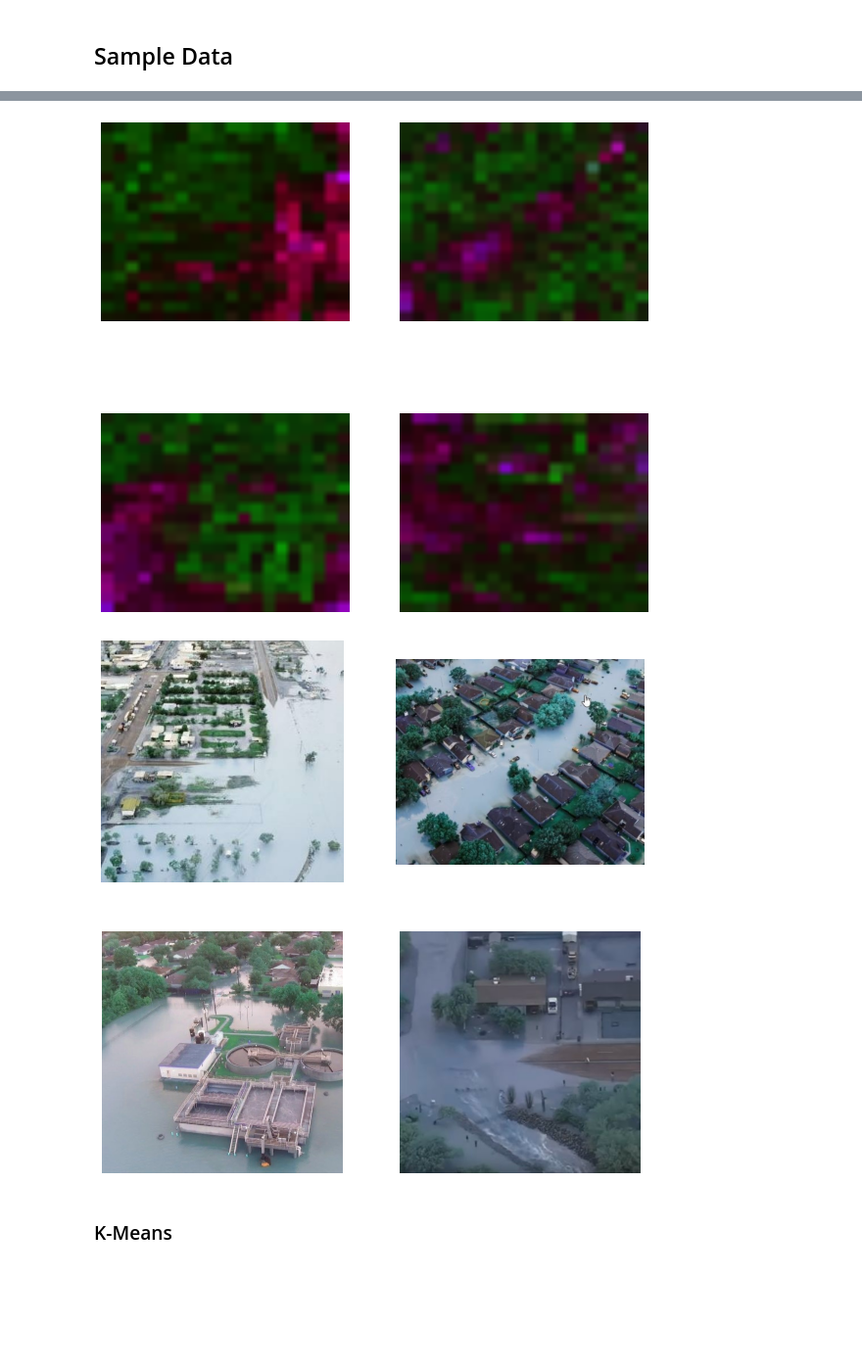
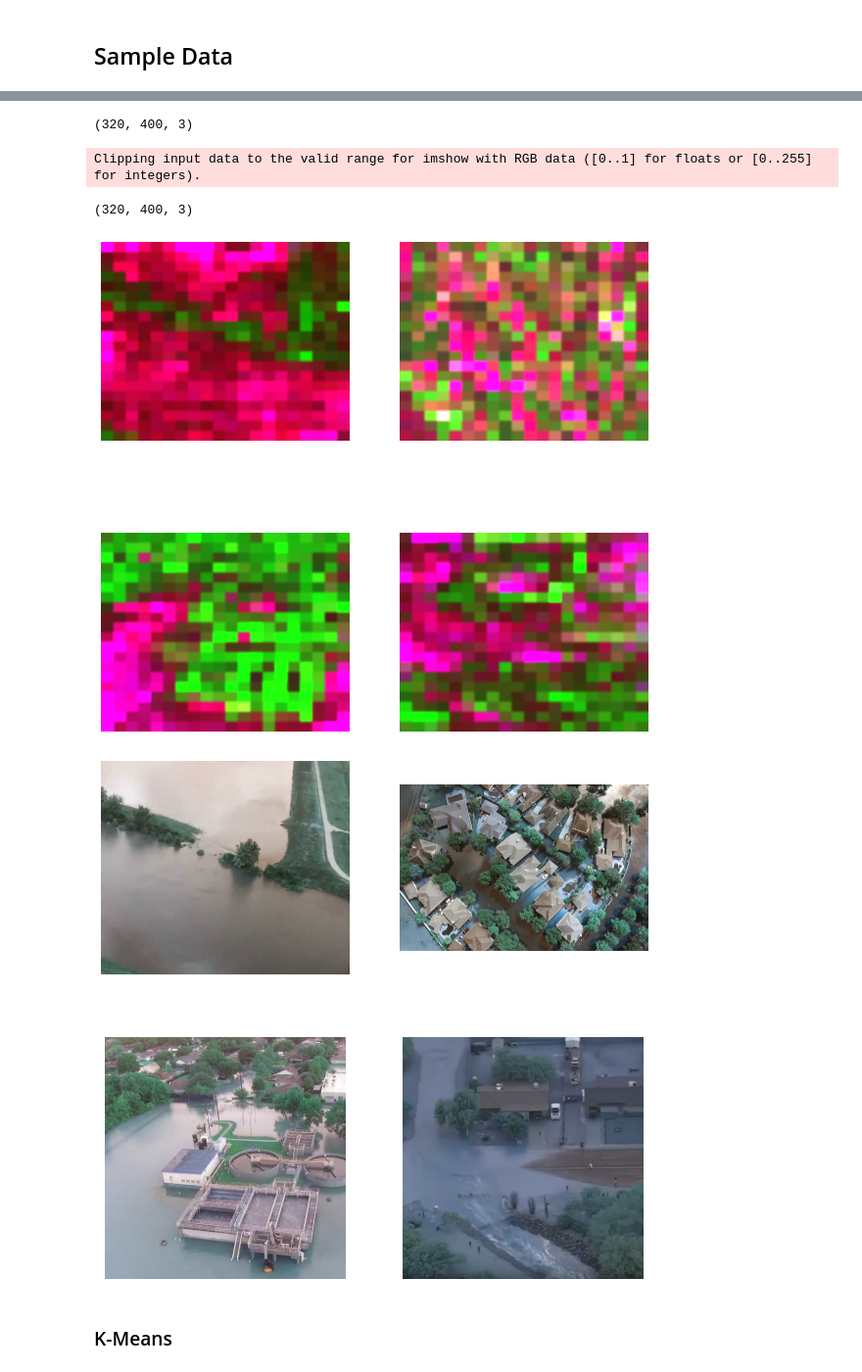
Before and after one commit to AhmadJamal01/Floodead-Inside, a Jupyter notebook: Clustering/GLCM_Cluster.ipynb, the cells around one changed output, grey strips where cells are left out. Shown at 98% size. Saved outputs shown, nothing was run; the diff lists cells and outputs as text; code cells hidden in the pictures; blank space fills up the shorter version.

```diff
--- a/Clustering/GLCM_Cluster.ipynb
+++ b/Clustering/GLCM_Cluster.ipynb
@@ -50,10 +50,10 @@ path = '../dataset/'
 # %%
 df = pd.DataFrame(columns=['image_path', 'label'])
 
-for image_path in sorted(glob.glob('../dataset/flooded/*.jpg')):
+for image_path in sorted(glob.glob('../../dataset/flooded/*[0-9].jpg')):
     data = {'image_path': image_path, 'label': 'flooded'}
     df.loc[len(df)] = data
 
-for image_path in sorted(glob.glob('../dataset/non-flooded/*.jpg')):
+for image_path in sorted(glob.glob('../../dataset/non-flooded/*[0-9].jpg')):
     data = {'image_path': image_path, 'label': 'non-flooded'}
     df.loc[len(df)] = data
@@ -68,0 +60,5 @@ df.head()
+# %%
+# drop the ROW with index 1
+df = df.drop([1])
+
+df.head()
@@ -94,9 +97,10 @@ def glcm_properties(image, distances, angles, properties, n = 8):
     # shape = (number of patches, number of properties, number of distances * number of angles)
     property_values = np.array([[greycoprops(g, prop).ravel() for prop in properties] for g in glcm])
 
-    # scale the property values in each property to be from 0 to 255
+    # scale the property values in each property to be from 0 to 1 float
     for i in range(len(properties)):
-        property_values[:, i, :] = ((property_values[:, i, :] - np.min(property_values[:, i, :]))/(np.max(property_values[:, i, :]) - np.min(property_values[:, i, :])) * 255).astype('uint8')
+        property_values[:, i, :] = (property_values[:, i, :] - np.min(property_values[:, i, :]))/(np.max(property_values[:, i, :]) - np.min(property_values[:, i, :])) * 3.2
+    # (property_values[:, i, :] - np.min(property_values[:, i, :]))/(np.max(property_values[:, i, :]) - np.min(property_values[:, i, :]))
 
     #print(properties)
     #print(property_values.shape)
@@ -104,7 +108,7 @@ def glcm_properties(image, distances, angles, properties, n = 8):
     # make an image with channels for each property, each channel containing the calculated property value for each patch
     # each pixel in the patch is the property value of the patch
     # make an image-like array with 2 channels, width = w, height = h
-    image_property = np.zeros((w, h, len(properties)), dtype='uint8')
+    image_property = np.zeros((w, h, len(properties)))
     # for k in range(len(properties)):
     #     for i in range(w):
     #         for j in range(h):
@@ -126,7 +130,7 @@ def glcm_properties(image, distances, angles, properties, n = 8):
 
 
     # smooth the image
-    image_property = cv2.GaussianBlur(image_property, (5, 5), 0)
+    image_property = cv2.GaussianBlur(image_property, (9, 9), 0)
 
     #print(image_property.shape)
 
@@ -145,7 +149,7 @@ def get_features(image):
 
     # GLCM
     distances = [1, 3]
-    angles = [0, np.pi/2]
+    angles = [0, np.pi/4, np.pi/2]
     properties = ['homogeneity', 'contrast', 'energy']
 
     glcm = glcm_properties(image_corr, distances, angles, properties, n = 20)
@@ -165,10 +169,10 @@ num_sample = 2
 
 # List of image paths
 hard_coded_image_paths = [
-    "../dataset/flooded/105.jpg",
-    "../dataset/flooded/442.jpg",
-    # "dataset/flooded/267.jpg",
-    # "dataset/flooded/443.jpg"
+    "../../dataset/flooded/105.jpg",
+    "../../dataset/flooded/442.jpg",
+    # "../../dataset/flooded/267.jpg",
+    # "../../dataset/flooded/443.jpg"
 ]
 # Randomly select a few sample images
 sample_images = flooded.sample(n=num_sample)
@@ -213,5 +218,8 @@ image_paths = sample_images['image_path'].tolist()
+(320, 400, 3)
+Clipping input data to the valid range for imshow with RGB data ([0..1] for floats or [0..255] for integers).
+(320, 400, 3)
-[figure, old version]
+[figure, new version]
-[figure, old version]
+[figure, new version]
 # %% [markdown]
 ### K-Means
 # %%
```
Also changed, not shown: parts of 7 cells of this notebook, 3 other files.
